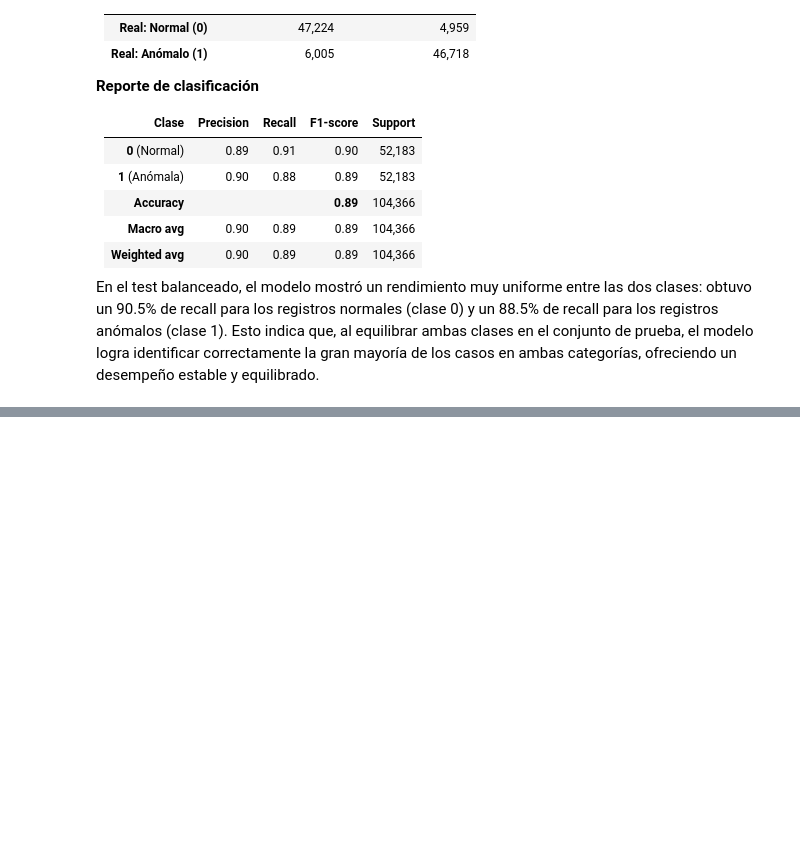
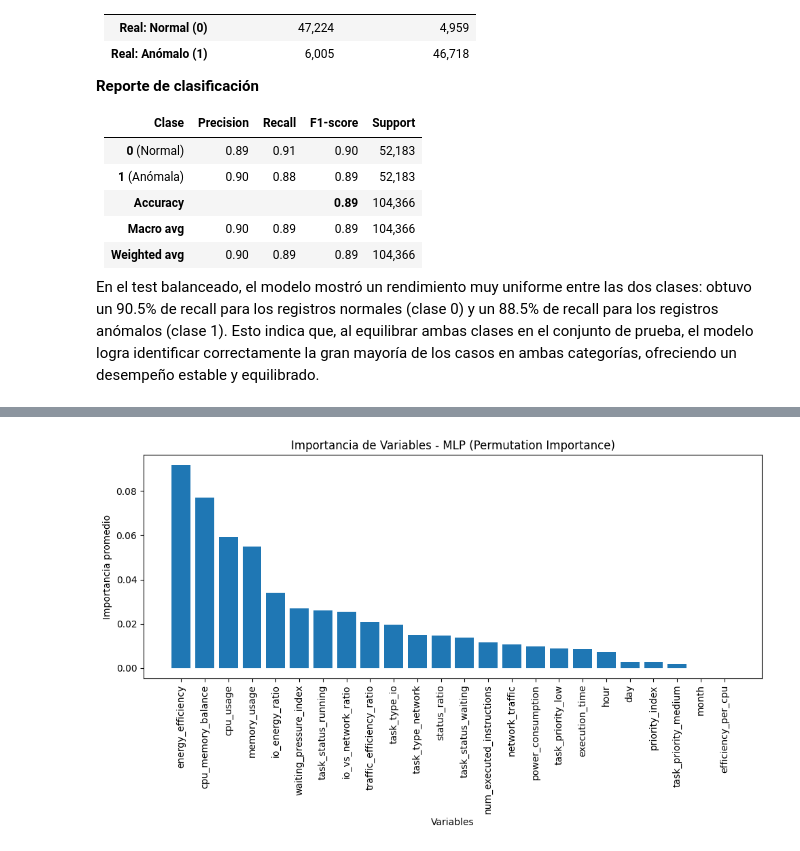
Before and after one commit to Yes577/CloudInfrastrutureAnomalyData, a Jupyter notebook: Proyecto/TrabajoFinalIA.ipynb, the cells around one changed output, grey strips where cells are left out. Drawn from its saved outputs; the diff is of its cells as text; code cells hidden in the pictures; blank space fills up the shorter version.

```diff
--- a/Proyecto/TrabajoFinalIA.ipynb
+++ b/Proyecto/TrabajoFinalIA.ipynb
@@ -1219,0 +1375,34 @@ En el test balanceado, el modelo mostró un rendimiento muy uniforme entre las d
+# %%
+# ======================================================
+#     IMPORTANCIA DE VARIABLES PARA MLP (GRÁFICA)
+# ======================================================
+
+from sklearn.inspection import permutation_importance
+import matplotlib.pyplot as plt
+import numpy as np
+
+# 1. Obtener la importancia mediante Permutation Importance
+result = permutation_importance(
+    best_mlp,                # tu modelo ya entrenado
+    X_test,                  # dataset ya escalado (en tu caso ya viene escalado)
+    y_test,
+    n_repeats=10,
+    random_state=42,
+    n_jobs=-1
+)
+
+importances = result.importances_mean
+indices = np.argsort(importances)[::-1]
+feature_names = X_test.columns
+
+# 2. Graficar barra de importancia
+plt.figure(figsize=(10, 6))
+plt.bar(range(len(importances)), importances[indices])
+plt.xticks(range(len(importances)), feature_names[indices], rotation=90)
+plt.title("Importancia de Variables - MLP (Permutation Importance)")
+plt.xlabel("Variables")
+plt.ylabel("Importancia promedio")
+plt.tight_layout()
+plt.show()
+# %% [output]
+[figure, added]
```
Also changed, not shown: parts of 6 cells of this notebook.
